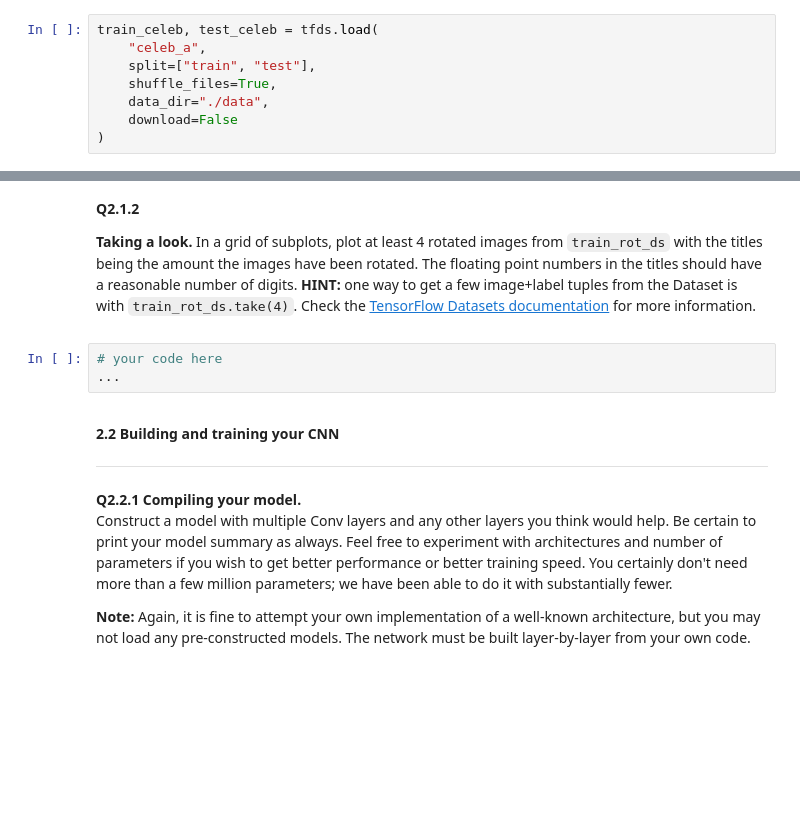
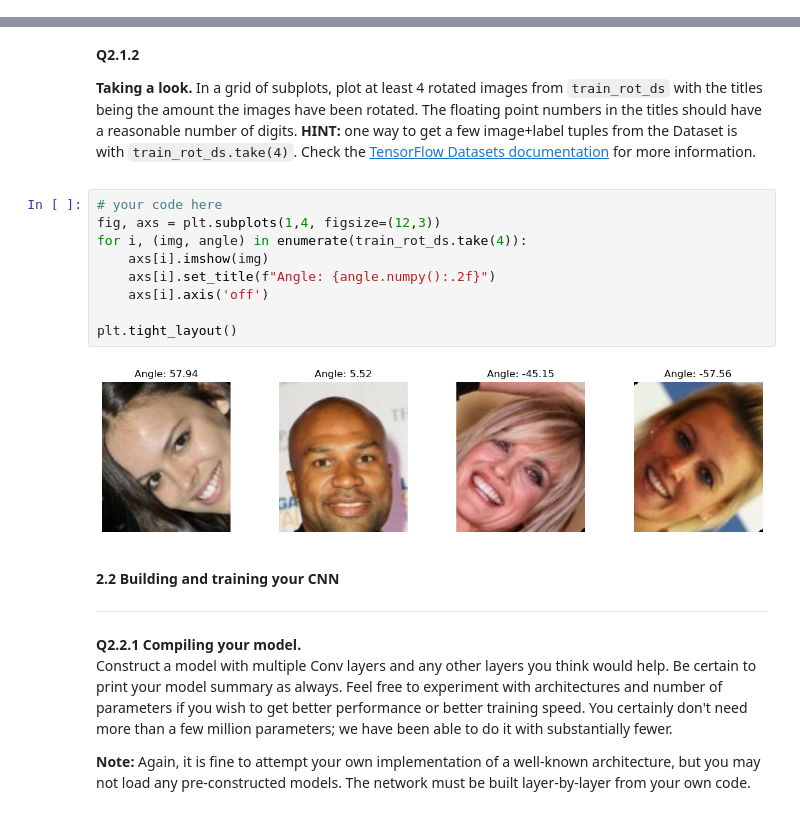
Before and after one commit to fiidalgo/ac209b, a Jupyter notebook: hw/cs1090b_hw3/cs1090b_hw3.ipynb, the cells around one changed output, grey strips where cells are left out. Drawn from its saved outputs; the diff is of its cells as text; blank space fills up the shorter version.

```diff
--- a/hw/cs1090b_hw3/cs1090b_hw3.ipynb
+++ b/hw/cs1090b_hw3/cs1090b_hw3.ipynb
@@ -556,8 +537,0 @@ KeyboardInterrupt:
-# %%
-train_celeb, test_celeb = tfds.load(
-    "celeb_a",
-    split=["train", "test"],
-    shuffle_files=True,
-    data_dir="./data",
-    download=False
-)
@@ -613,9 +624,17 @@ NameError: name 'train_celeb' is not defined
 <a id="q212"></a>
 
 **Taking a look.** In a grid of subplots, plot at least 4 rotated images from `train_rot_ds` with the titles being the amount the images have been rotated. The floating point numbers in the titles should have a reasonable number of digits. **HINT:** one way to get a few image+label tuples from the Dataset is with `train_rot_ds.take(4)`. Check the [TensorFlow Datasets documentation](https://www.tensorflow.org/api_docs/python/tf/data/Dataset) for more information.
-# %%
-# your code here
-...
+# %%
+# your code here
+fig, axs = plt.subplots(1,4, figsize=(12,3))
+for i, (img, angle) in enumerate(train_rot_ds.take(4)):
+    axs[i].imshow(img)
+    axs[i].set_title(f"Angle: {angle.numpy():.2f}")
+    axs[i].axis('off')
+
+plt.tight_layout()
+# %% [output]
+[figure, added]
 # %% [markdown]
 <a id="q22"></a>
 
```
Also changed, not shown: parts of 37 cells of this notebook.
